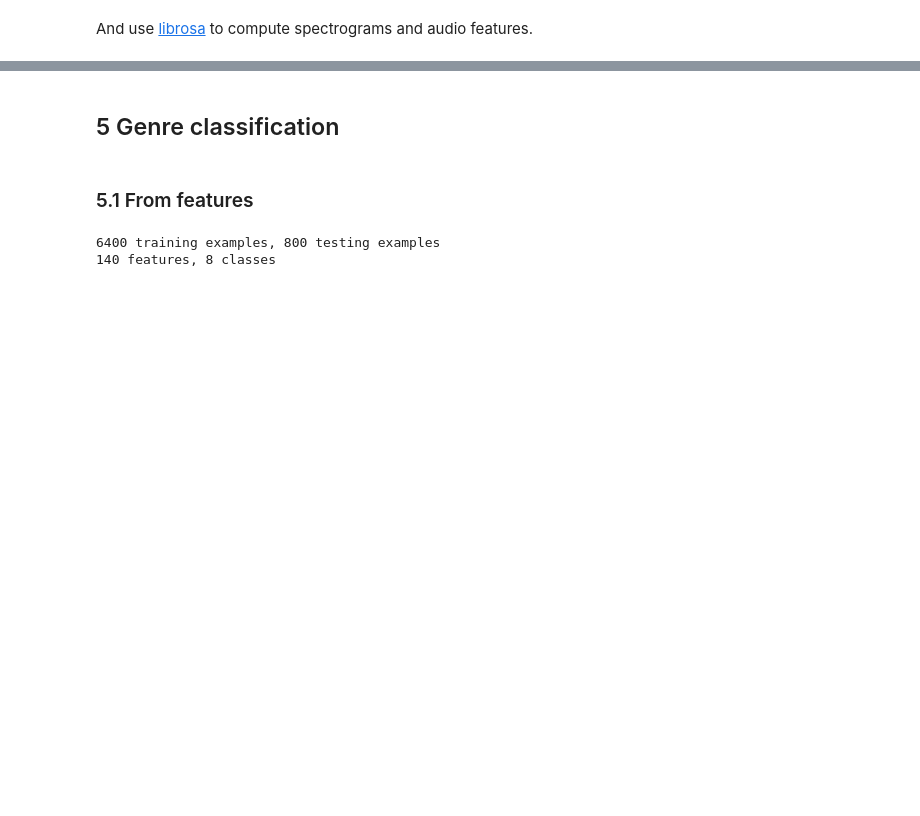
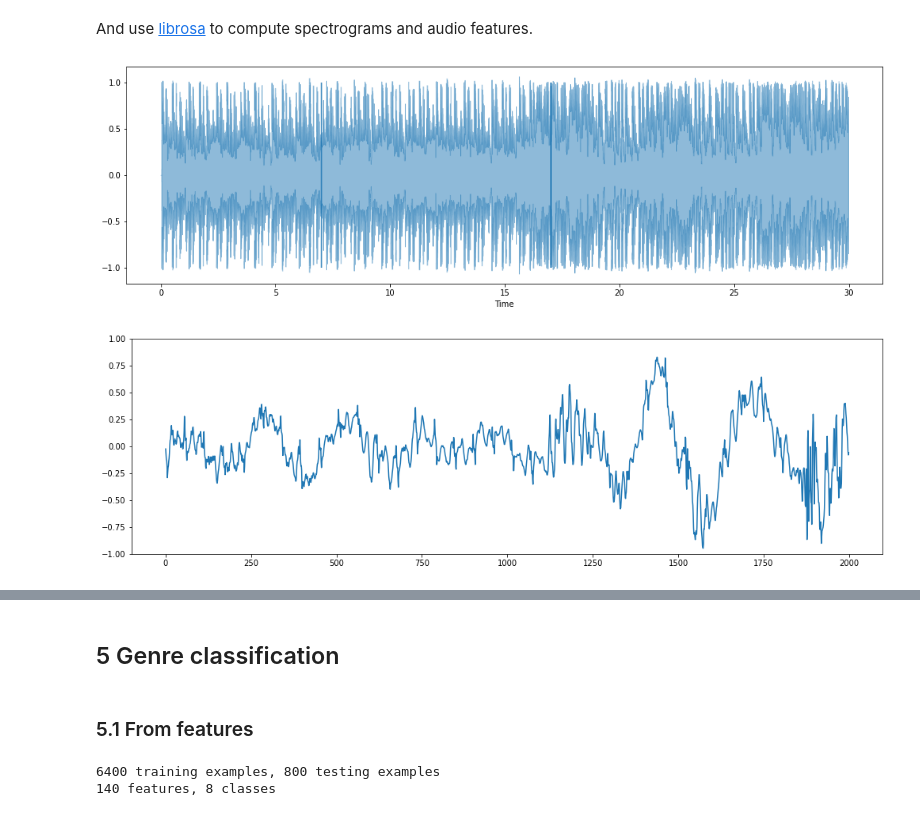
Before and after one commit to davidecolussi/NN_music_genre_recognition, a Jupyter notebook: usage.ipynb, the cells around one changed output, grey strips where cells are left out. Cells and saved outputs as stored; diff of their text form; code cells hidden in the pictures; blank space fills up the shorter version.

```diff
--- a/usage.ipynb
+++ b/usage.ipynb
@@ -281,7 +281,7 @@ X.shape, y.shape
 
 You can load the waveform and listen to audio in the notebook itself.
 # %%
-filename = utils.get_audio_path(AUDIO_DIR, 2)
+filename = utils.get_audio_path(AUDIO_DIR, 704)
 print('File: {}'.format(filename))
 
 x, sr = librosa.load(filename, sr=None, mono=True)
@@ -295,13 +296,16 @@ FileNotFoundError: [Errno 2] No such file or directory: '/home/puzzerella/NN_pro
 # %% [markdown]
 And use [librosa](https://github.com/librosa/librosa) to compute spectrograms and audio features.
 # %%
-librosa.display.waveplot(x, sr, alpha=0.5);
+librosa.display.waveshow(x, sr, alpha=0.5);
 plt.vlines([start, end], -1, 1)
 
 start = len(x) // 2
 plt.figure()
 plt.plot(x[start:start+2000])
 plt.ylim((-1, 1));
+# %% [output]
+[figure, added]
+[figure, added]
 # %%
 stft = np.abs(librosa.stft(x, n_fft=2048, hop_length=512))
 mel = librosa.feature.melspectrogram(sr=sr, S=stft**2)
```
Also changed, not shown: parts of 5 cells of this notebook.
